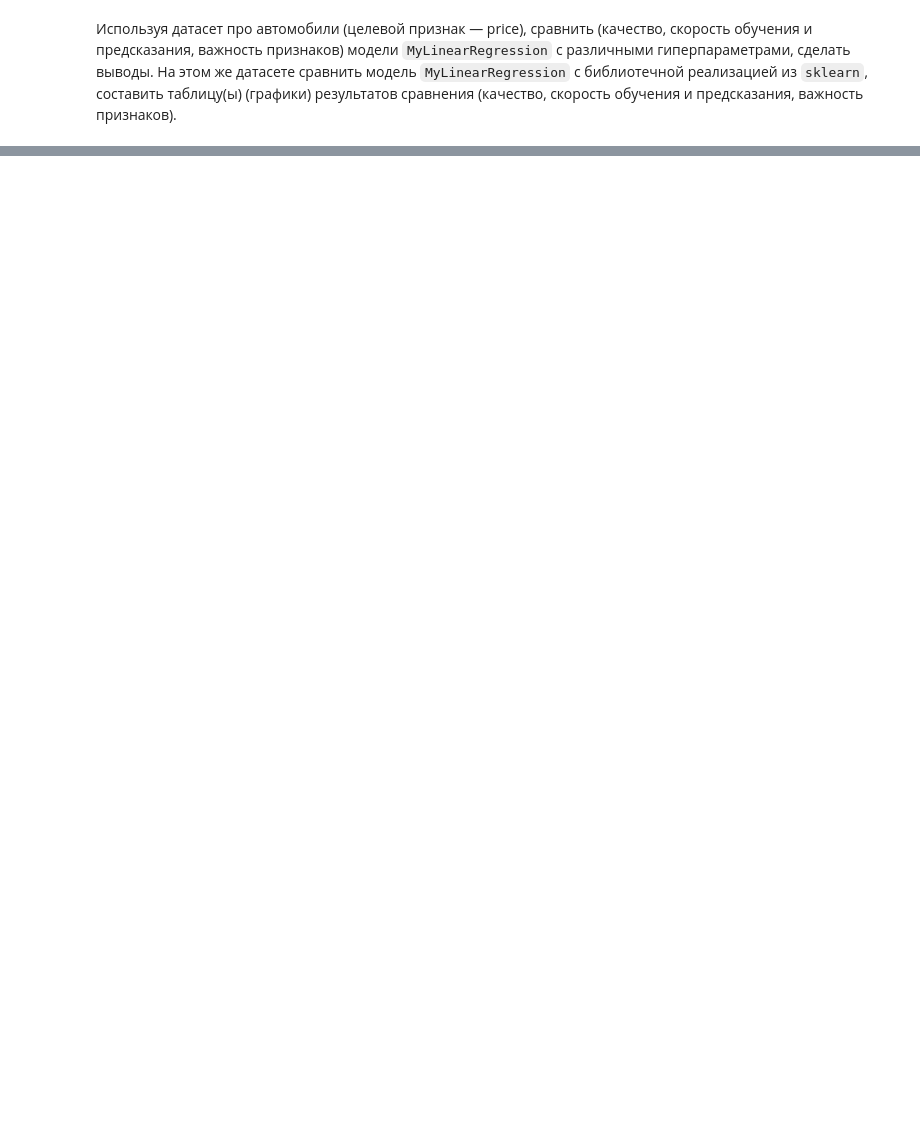
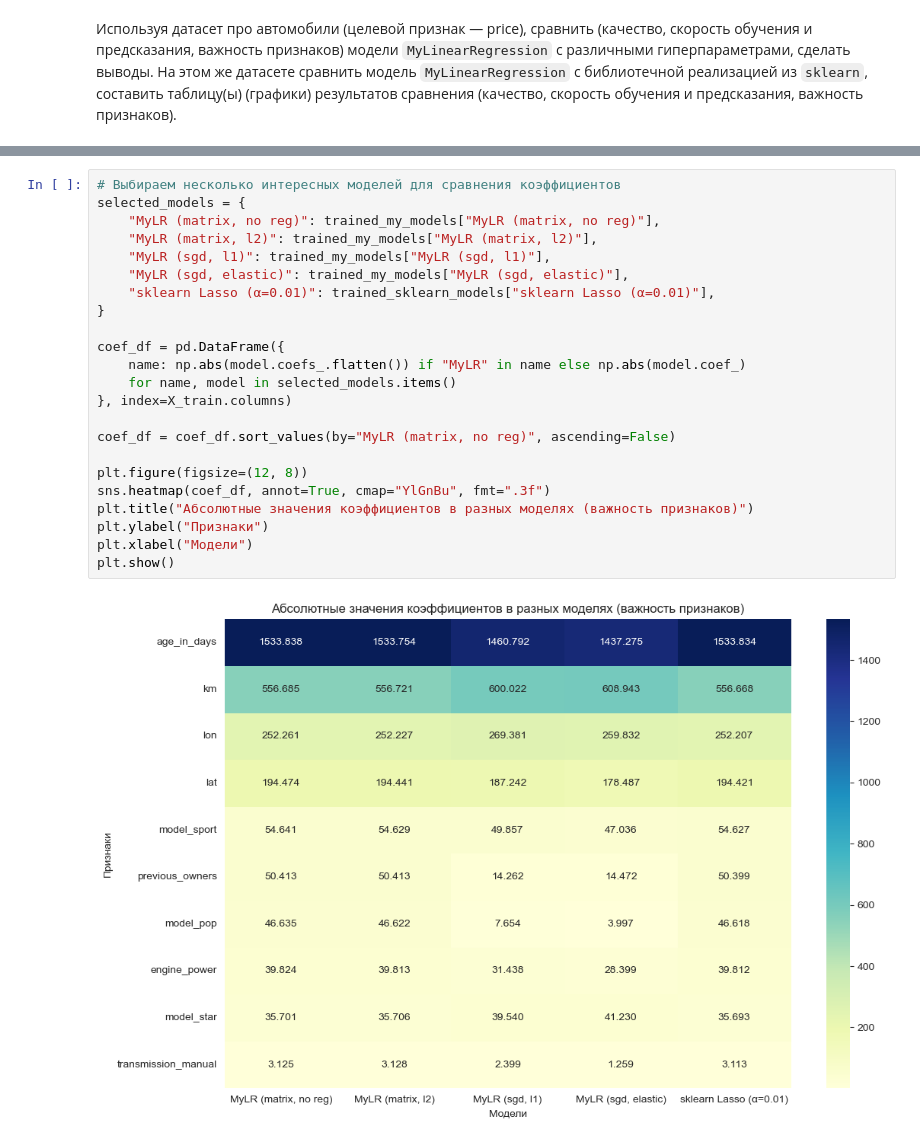
Before and after one commit to FEDOROV-ALEXANDER/ML_Statistics_ITMO, a Jupyter notebook: labs/lab_4/2. Линейная регрессия.ipynb, the cells around one changed output, grey strips where cells are left out. Cells and saved outputs as stored; diff of their text form; blank space fills up the shorter version.

```diff
--- a/labs/lab_4/2. Линейная регрессия.ipynb
+++ b/labs/lab_4/2. Линейная регрессия.ipynb
@@ -188,0 +630,25 @@ class MyLinearRegression:
+# %%
+# Выбираем несколько интересных моделей для сравнения коэффициентов
+selected_models = {
+    "MyLR (matrix, no reg)": trained_my_models["MyLR (matrix, no reg)"],
+    "MyLR (matrix, l2)": trained_my_models["MyLR (matrix, l2)"],
+    "MyLR (sgd, l1)": trained_my_models["MyLR (sgd, l1)"],
+    "MyLR (sgd, elastic)": trained_my_models["MyLR (sgd, elastic)"],
+    "sklearn Lasso (α=0.01)": trained_sklearn_models["sklearn Lasso (α=0.01)"],
+}
+
+coef_df = pd.DataFrame({
+    name: np.abs(model.coefs_.flatten()) if "MyLR" in name else np.abs(model.coef_)
+    for name, model in selected_models.items()
+}, index=X_train.columns)
+
+coef_df = coef_df.sort_values(by="MyLR (matrix, no reg)", ascending=False)
+
+plt.figure(figsize=(12, 8))
+sns.heatmap(coef_df, annot=True, cmap="YlGnBu", fmt=".3f")
+plt.title("Абсолютные значения коэффициентов в разных моделях (важность признаков)")
+plt.ylabel("Признаки")
+plt.xlabel("Модели")
+plt.show()
+# %% [output]
+[figure, added]
```
Also changed, not shown: parts of 16 cells of this notebook, 3 other files.
